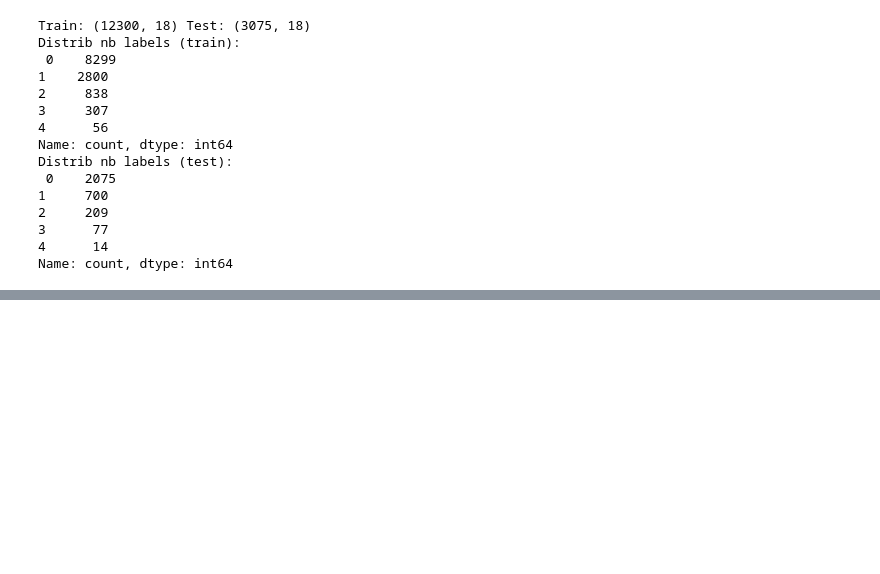
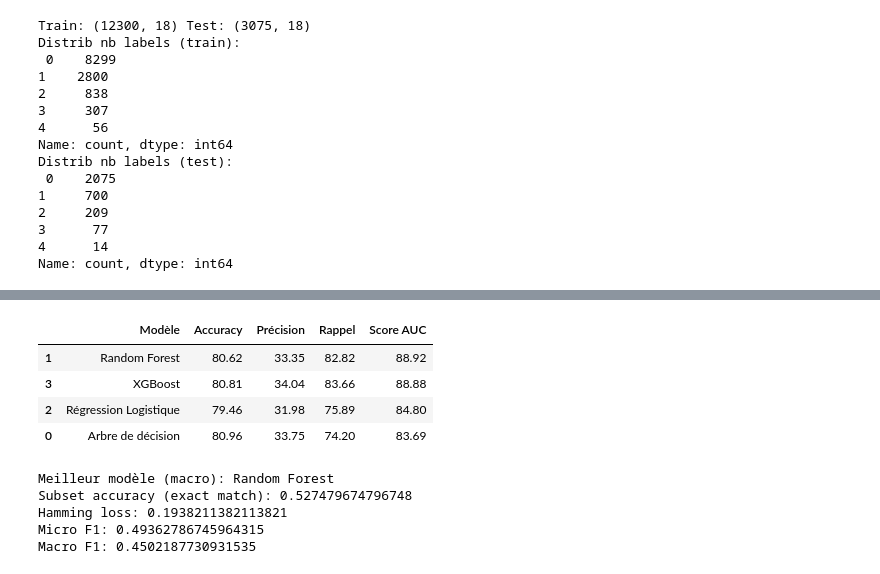
Before and after one commit to mohoualiamrouni/FDEC_Project, a Jupyter notebook: FDEC_notebook.ipynb, the cells around one changed output, grey strips where cells are left out. Saved outputs shown, nothing was run; the diff lists cells and outputs as text; code cells hidden in the pictures; blank space fills up the shorter version.

```diff
--- a/FDEC_notebook.ipynb
+++ b/FDEC_notebook.ipynb
@@ -596,0 +812,52 @@ def undersample_on_train(Xtr, ytr):
+# %%
+# Macro : moyenne sur les 4 labels, par modèle
+# (ici on moyenne Accuracy/Précision/Rappel/AUC sur Collet/Houppier/Racine/Tronc)
+
+all_micro = pd.concat([micro_tables[lab].assign(Label=lab) for lab in label_cols], ignore_index=True)
+
+macro = (all_micro
+         .groupby("Modèle")[["Accuracy","Précision","Rappel","Score AUC"]]
+         .mean()
+         .round(2)
+         .reset_index()
+         .sort_values("Score AUC", ascending=False))
+
+display(macro)
+# %% [output]
+|  | Modèle | Accuracy | Précision | Rappel | Score AUC |
+| 1 | Random Forest | 80.62 | 33.35 | 82.82 | 88.92 |
+| 3 | XGBoost | 80.81 | 34.04 | 83.66 | 88.88 |
+| 2 | Régression Logistique | 79.46 | 31.98 | 75.89 | 84.80 |
+| 0 | Arbre de décision | 80.96 | 33.75 | 74.20 | 83.69 |
+# %%
+# Métriques globales multi-label avec le "meilleur modèle" macro
+# -> construit Y_hat complet (un classifieur par label) puis subset accuracy + hamming + micro/macro F1
+
+from sklearn.metrics import accuracy_score, hamming_loss, precision_score, recall_score, f1_score
+
+best_algo = macro.iloc[0]["Modèle"]
+print("Meilleur modèle (macro):", best_algo)
+
+Y_pred_hat = pd.DataFrame(index=Y_test_m.index)
+
+for lab in label_cols:
+    ytr = Y_train_m[lab].astype(int)
+    Xr, yr = undersample_on_train(X_train_m, ytr)
+
+    model = build_models_bin()[best_algo]
+    model.fit(Xr, yr)
+    Y_pred_hat[lab] = model.predict(X_test_m)
+
+Y_true = Y_test_m.values
+Y_hat = Y_pred_hat.values
+
+print("Subset accuracy (exact match):", accuracy_score(Y_true, Y_hat))
+print("Hamming loss:", hamming_loss(Y_true, Y_hat))
+print("Micro F1:", f1_score(Y_true, Y_hat, average="micro", zero_division=0))
+print("Macro F1:", f1_score(Y_true, Y_hat, average="macro", zero_division=0))
+# %% [output]
+Meilleur modèle (macro): Random Forest
+Subset accuracy (exact match): 0.527479674796748
+Hamming loss: 0.1938211382113821
+Micro F1: 0.49362786745964315
+Macro F1: 0.4502187730931535
```
Also changed, not shown: parts of 3 cells of this notebook.
